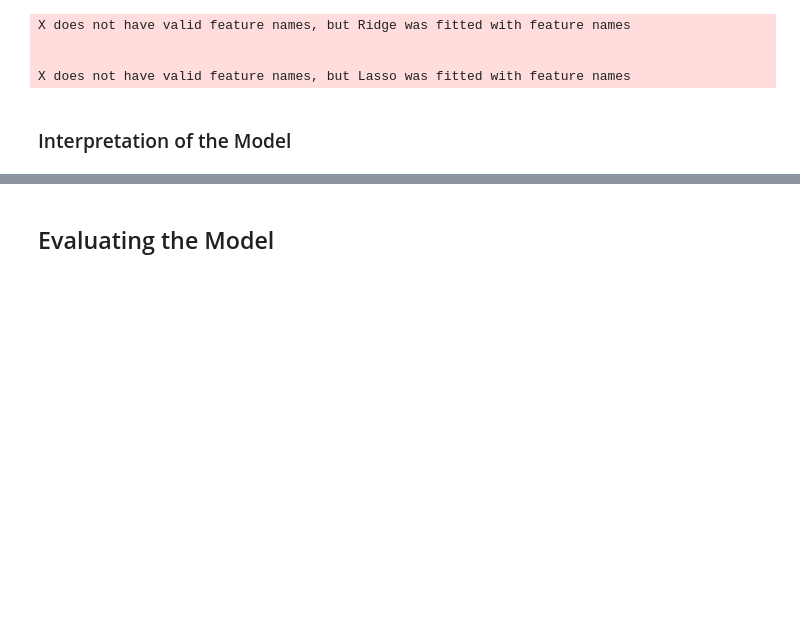
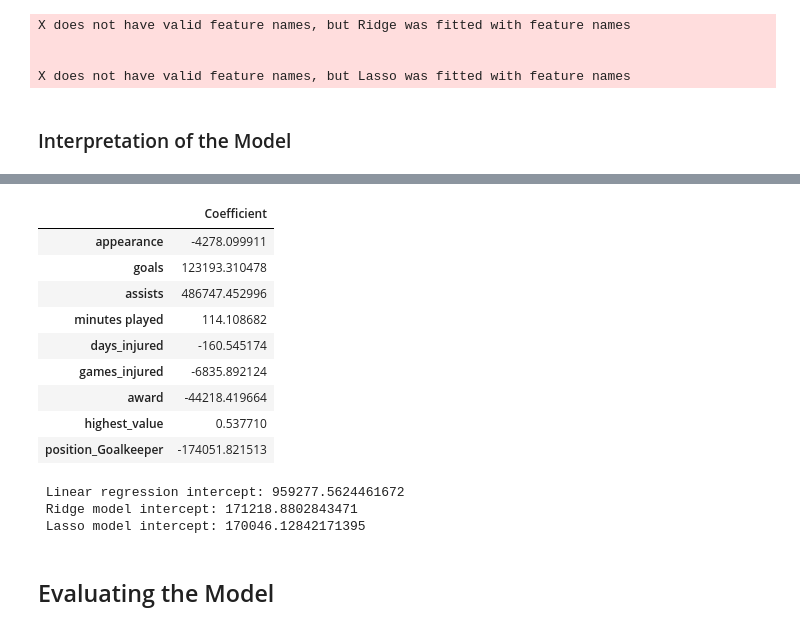
Before and after one commit to Tuwaiq-DS-ML-bootcamp-V-8/Usecase-7, a Jupyter notebook: Usecase7.ipynb, the cells around one changed output, grey strips where cells are left out. Saved outputs shown, nothing was run; the diff lists cells and outputs as text; code cells hidden in the pictures; blank space fills up the shorter version.

```diff
--- a/Usecase7.ipynb
+++ b/Usecase7.ipynb
@@ -428,3 +425,24 @@ print(best_model.intercept_)
+# %%
+coeff_df_lasso
+# %% [output]
+|  | Coefficient |
+| appearance | -4278.099911 |
+| goals | 123193.310478 |
+| assists | 486747.452996 |
+| minutes played | 114.108682 |
+| days_injured | -160.545174 |
+| games_injured | -6835.892124 |
+| award | -44218.419664 |
+| highest_value | 0.537710 |
+| position_Goalkeeper | -174051.821513 |
+# %%
+print(f" Linear regression intercept: {model.intercept_}")
+print(f" Ridge model intercept: {best_model_ridge.intercept_}")
+print(f" Lasso model intercept: {best_model_lasso.intercept_}")
+# %% [output]
+ Linear regression intercept: 959277.5624461672
+ Ridge model intercept: 171218.8802843471
+ Lasso model intercept: 170046.12842171395
 # %% [markdown]
 ## Evaluating the Model
 # %%
```
Also changed, not shown: parts of 17 cells of this notebook.
